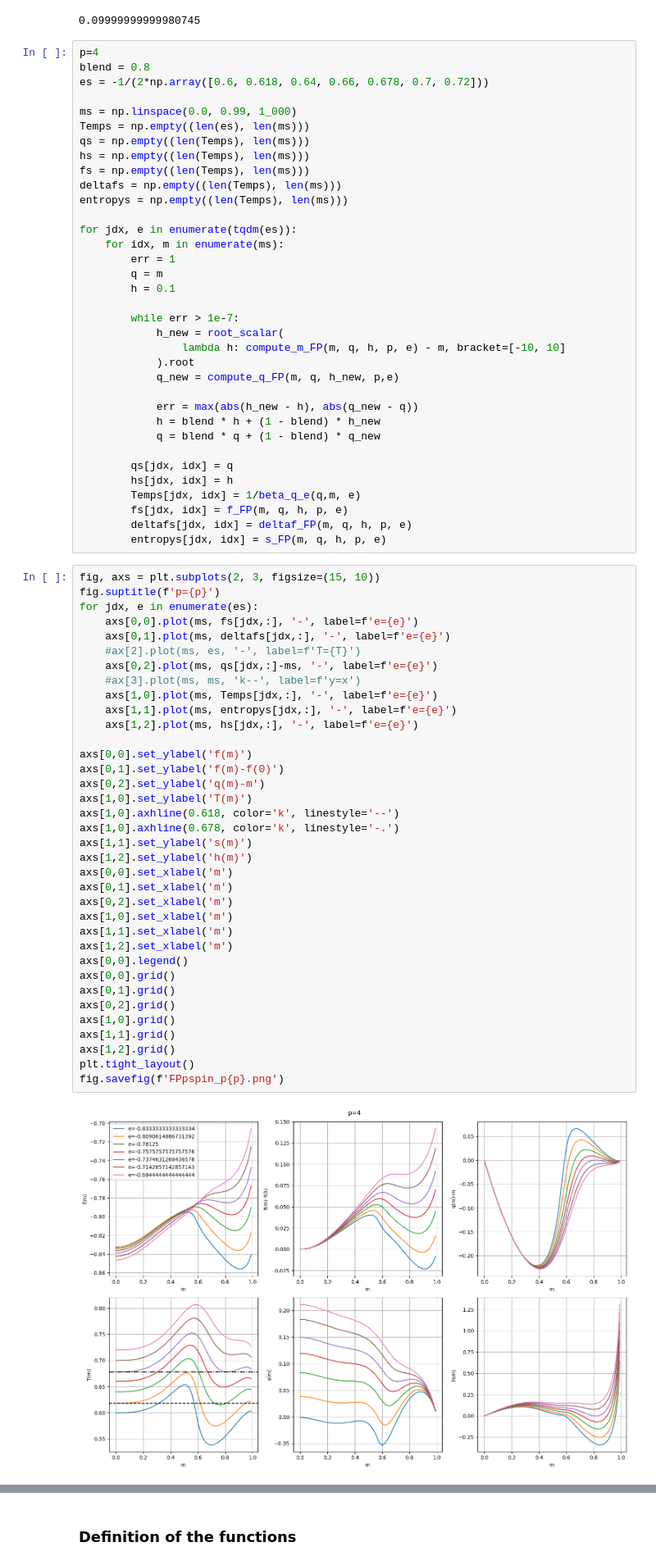
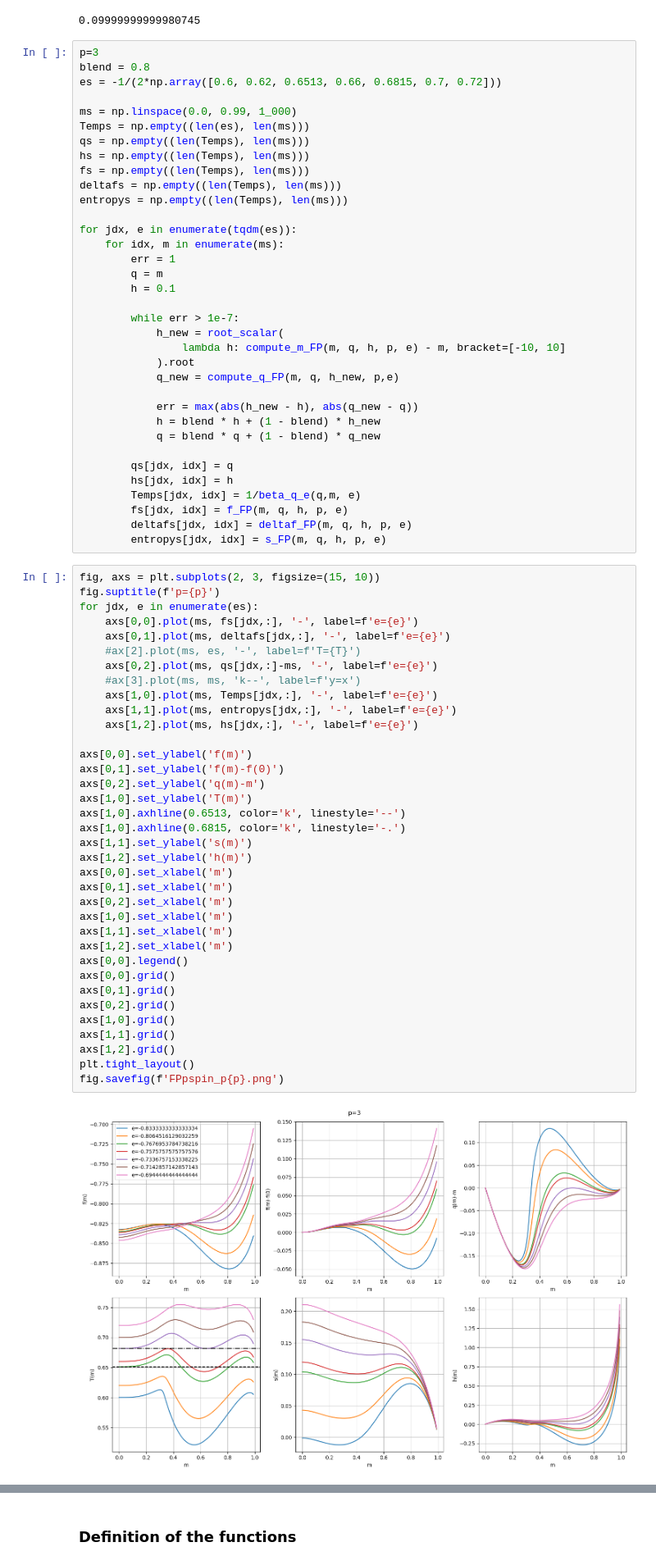
Before and after one commit to mvilucchio/fixed-energy-slice, a Jupyter notebook: RS3spin.ipynb, the cells around one changed output, grey strips where cells are left out. Shown at 82% size. Saved outputs shown, nothing was run; the diff lists cells and outputs as text.

```diff
--- a/RS3spin.ipynb
+++ b/RS3spin.ipynb
@@ -28,9 +31,9 @@ compute_m_FP(m,q, h_new, p, e)
 # %% [output]
 0.09999999999980745
 # %%
-p=4
+p=3
 blend = 0.8
-es = -1/(2*np.array([0.6, 0.618, 0.64, 0.66, 0.678, 0.7, 0.72]))
+es = -1/(2*np.array([0.6, 0.62, 0.6513, 0.66, 0.6815, 0.7, 0.72]))
 
 ms = np.linspace(0.0, 0.99, 1_000)
 Temps = np.empty((len(es), len(ms)))
@@ -70,36 +73,36 @@ for jdx, e in enumerate(es):
     axs[0,1].plot(ms, deltafs[jdx,:], '-', label=f'e={e}')
     #ax[2].plot(ms, es, '-', label=f'T={T}')
     axs[0,2].plot(ms, qs[jdx,:]-ms, '-', label=f'e={e}')
     #ax[3].plot(ms, ms, 'k--', label=f'y=x')
     axs[1,0].plot(ms, Temps[jdx,:], '-', label=f'e={e}')
     axs[1,1].plot(ms, entropys[jdx,:], '-', label=f'e={e}')
     axs[1,2].plot(ms, hs[jdx,:], '-', label=f'e={e}')
 
 axs[0,0].set_ylabel('f(m)')
 axs[0,1].set_ylabel('f(m)-f(0)')
 axs[0,2].set_ylabel('q(m)-m')
 axs[1,0].set_ylabel('T(m)')
-axs[1,0].axhline(0.618, color='k', linestyle='--')
-axs[1,0].axhline(0.678, color='k', linestyle='-.')
+axs[1,0].axhline(0.6513, color='k', linestyle='--')
+axs[1,0].axhline(0.6815, color='k', linestyle='-.')
 axs[1,1].set_ylabel('s(m)')
 axs[1,2].set_ylabel('h(m)')
 axs[0,0].set_xlabel('m')
 axs[0,1].set_xlabel('m')
 axs[0,2].set_xlabel('m')
 axs[1,0].set_xlabel('m')
 axs[1,1].set_xlabel('m')
 axs[1,2].set_xlabel('m')
 axs[0,0].legend()
 axs[0,0].grid()
 axs[0,1].grid()
 axs[0,2].grid()
 axs[1,0].grid()
 axs[1,1].grid()
 axs[1,2].grid()
 plt.tight_layout()
 fig.savefig(f'FPpspin_p{p}.png')
 # %% [output]
-[figure, old version]
+[figure, new version]
 # %%
 fig, ax = plt.subplots(1, 1, figsize=(9, 6))
 fig.suptitle(f'Entropy, p={p}')
```
Also changed, not shown: parts of 1 cell of this notebook, 1 other file.
